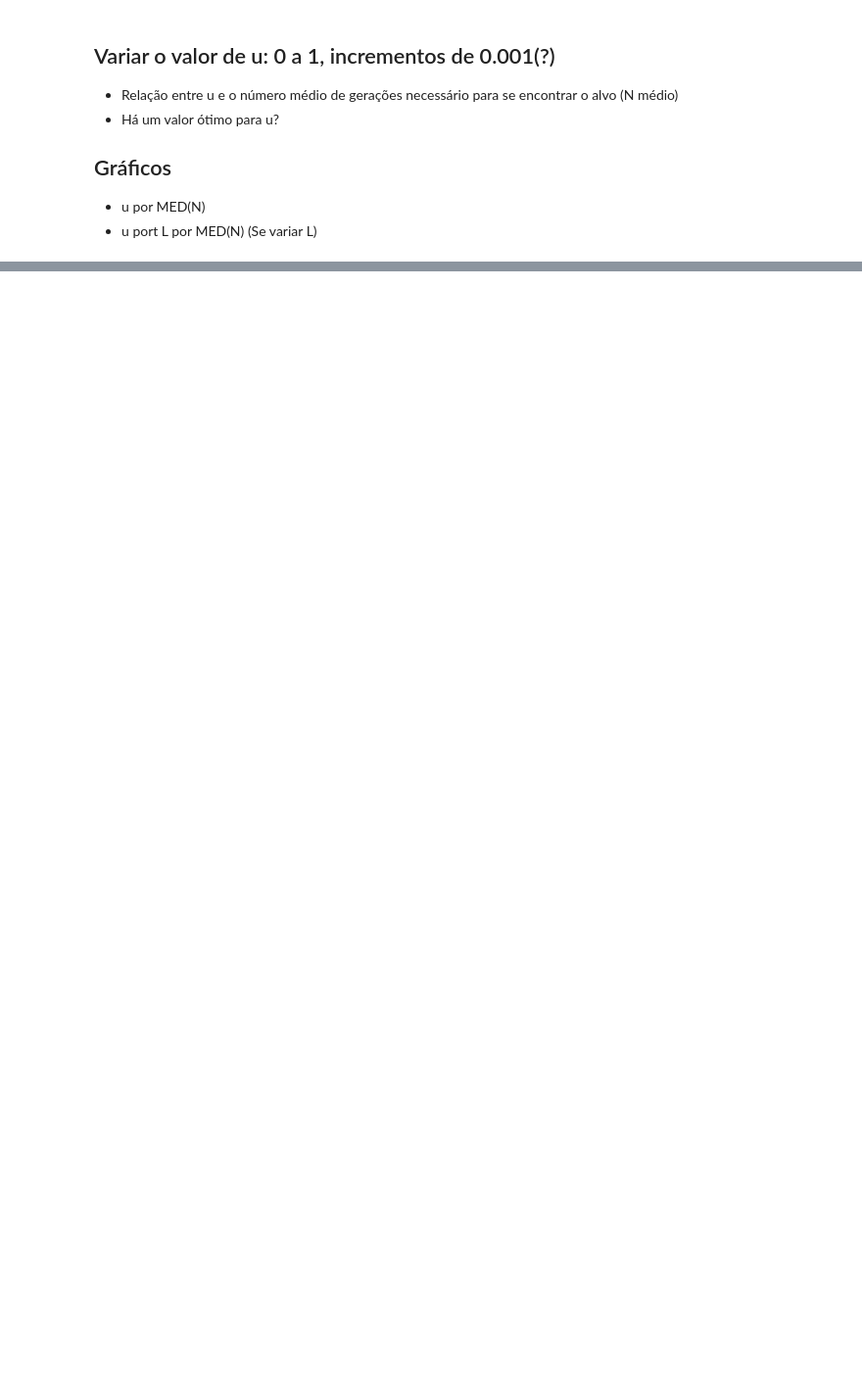
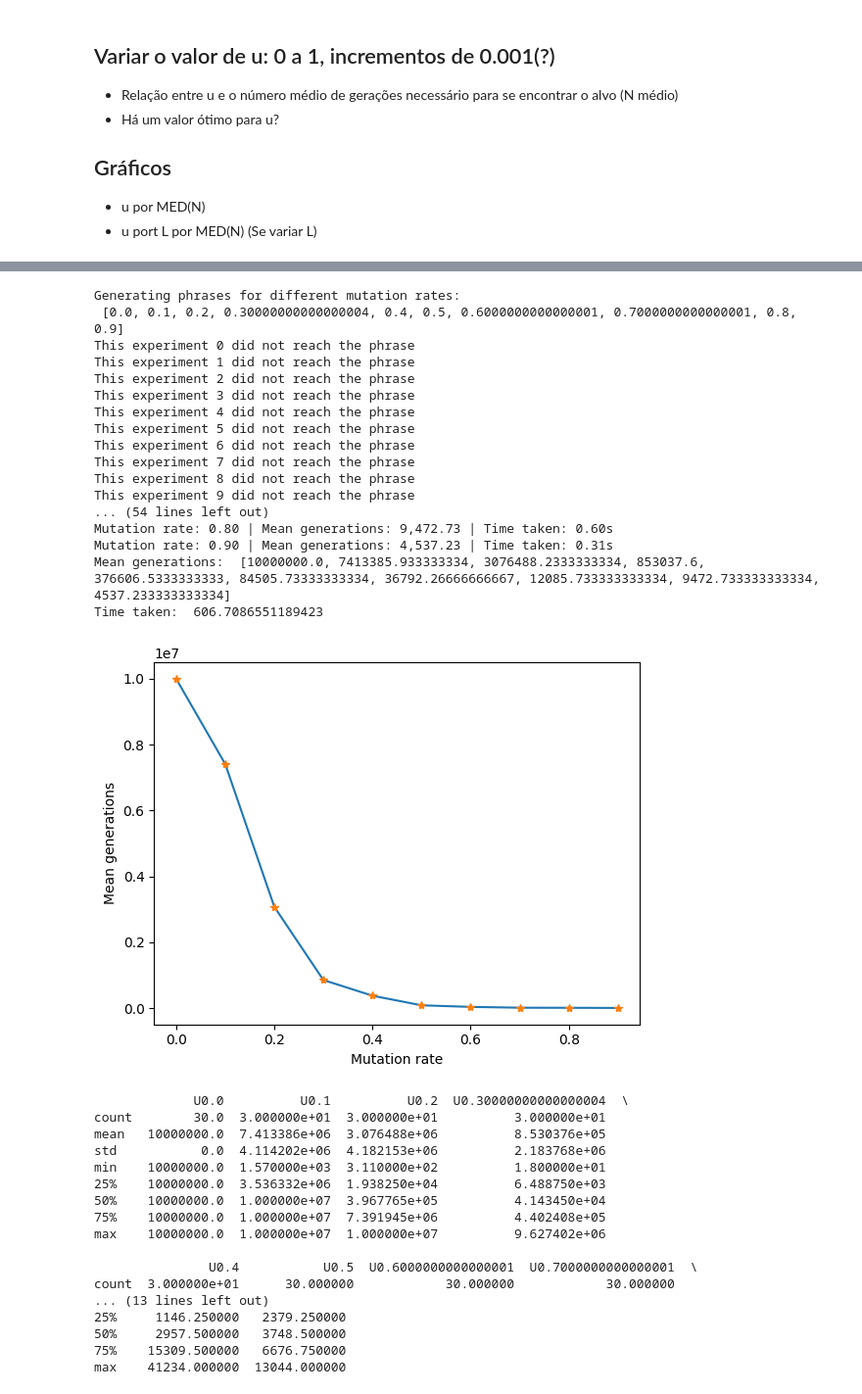
Before and after one commit to mauro-moura/GA044-Evolucao, a Jupyter notebook: Implementation_3/implementation_3_1.ipynb, the cells around one changed output, grey strips where cells are left out. Shown at 98% size. Drawn from its saved outputs; the diff is of its cells as text; code cells hidden in the pictures; blank space fills up the shorter version.

Commit message:
Added newest experiments

```diff
--- a/Implementation_3/implementation_3_1.ipynb
+++ b/Implementation_3/implementation_3_1.ipynb
@@ -7,7 +7,7 @@ import matplotlib.pyplot as plt
 # %%
 from utils.generate_phrases import generate_random_phrase, generate_random_phrase_with_mutation, alphabet
 # %%
-def generate_phrases(phrase, u=0.1, gen_max=1e12):
+def generate_phrases(phrase, u=0.1, gen_max=1e7):
     for letter in phrase:
         if letter not in alphabet:
             raise ValueError(f"Letter {letter} not in alphabet")
@@ -269,0 +115,43 @@ Time taken:  12.47487735748291
+# %%
+phrase = 'GAGCCC'#TCAATCAGGCATACC'
+qntd_exp = 30
+step = 0.1
+u_list = list(np.arange(0, 1+step, step))
+
+run_exp(u_list, phrase, qntd_exp)
+# %% [output]
+Generating phrases for different mutation rates:
+ [0.0, 0.1, 0.2, 0.30000000000000004, 0.4, 0.5, 0.6000000000000001, 0.7000000000000001, 0.8, 0.9]
+This experiment 0 did not reach the phrase
+This experiment 1 did not reach the phrase
+This experiment 2 did not reach the phrase
+This experiment 3 did not reach the phrase
+This experiment 4 did not reach the phrase
+This experiment 5 did not reach the phrase
+This experiment 6 did not reach the phrase
+This experiment 7 did not reach the phrase
+This experiment 8 did not reach the phrase
+This experiment 9 did not reach the phrase
+... (54 lines left out)
+Mutation rate: 0.80 | Mean generations: 9,472.73 | Time taken: 0.60s
+Mutation rate: 0.90 | Mean generations: 4,537.23 | Time taken: 0.31s
+Mean generations:  [10000000.0, 7413385.933333334, 3076488.2333333334, 853037.6, 376606.5333333333, 84505.73333333334, 36792.26666666667, 12085.733333333334, 9472.733333333334, 4537.233333333334]
+Time taken:  606.7086551189423
+[figure, added]
+             U0.0          U0.1          U0.2  U0.30000000000000004  \
+count        30.0  3.000000e+01  3.000000e+01          3.000000e+01
+mean   10000000.0  7.413386e+06  3.076488e+06          8.530376e+05
+std           0.0  4.114202e+06  4.182153e+06          2.183768e+06
+min    10000000.0  1.570000e+03  3.110000e+02          1.800000e+01
+25%    10000000.0  3.536332e+06  1.938250e+04          6.488750e+03
+50%    10000000.0  1.000000e+07  3.967765e+05          4.143450e+04
+75%    10000000.0  1.000000e+07  7.391945e+06          4.402408e+05
+max    10000000.0  1.000000e+07  1.000000e+07          9.627402e+06
+
+               U0.4           U0.5  U0.6000000000000001  U0.7000000000000001  \
+count  3.000000e+01      30.000000            30.000000            30.000000
+... (13 lines left out)
+25%     1146.250000   2379.250000
+50%     2957.500000   3748.500000
+75%    15309.500000   6676.750000
+max    41234.000000  13044.000000
```
Also changed, not shown: parts of 9 cells of this notebook, 6 other files.
